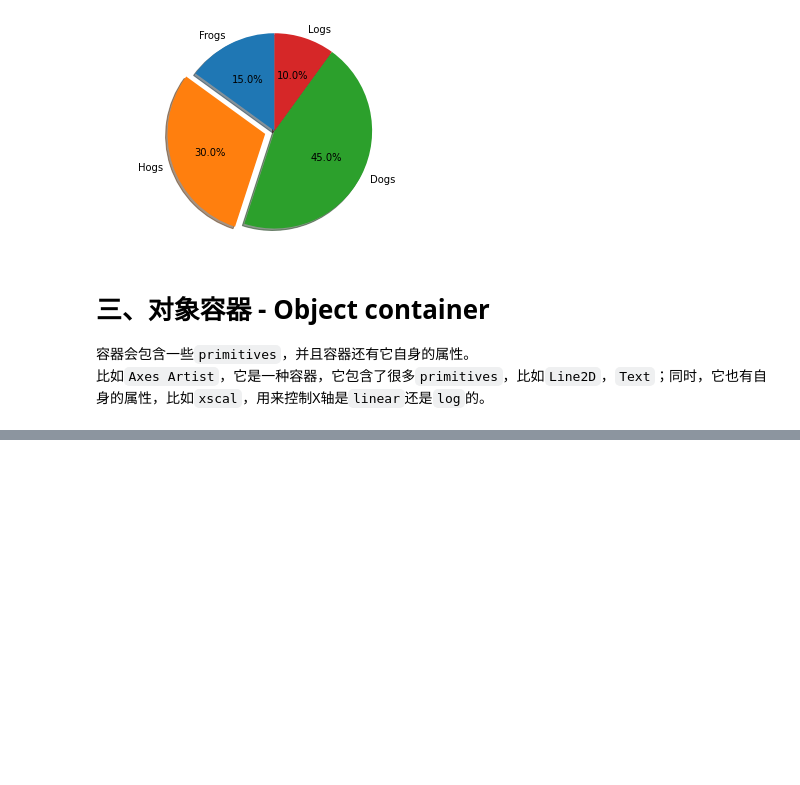
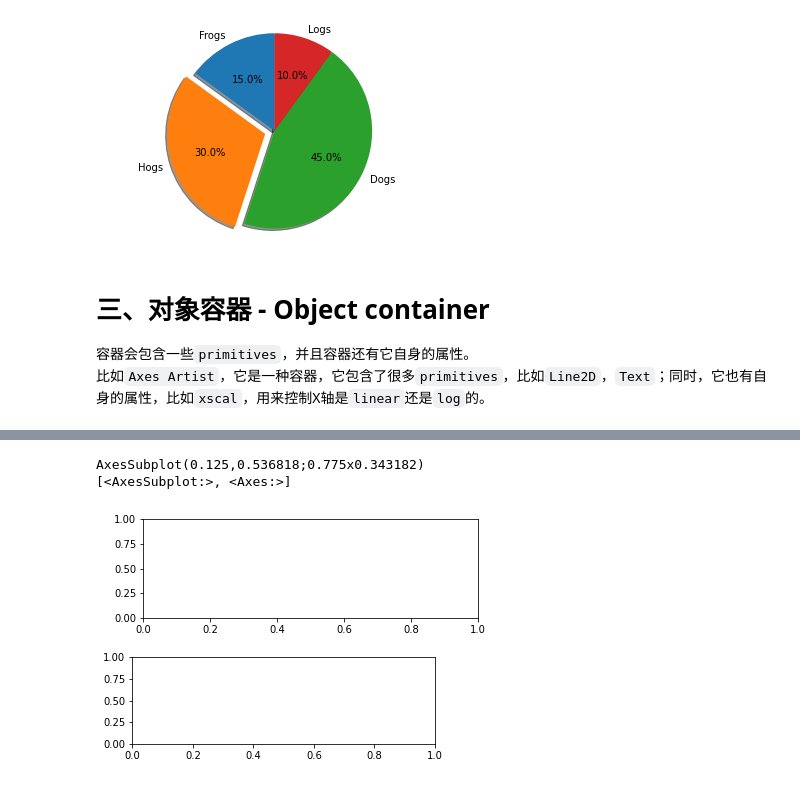
Before and after one commit to shaonfu/matplotlib_study, a Jupyter notebook: matplotlib_learn_second_lesson.ipynb, the cells around one changed output, grey strips where cells are left out. Saved outputs shown, nothing was run; the diff lists cells and outputs as text; code cells hidden in the pictures; blank space fills up the shorter version.

```diff
--- a/matplotlib_learn_second_lesson.ipynb
+++ b/matplotlib_learn_second_lesson.ipynb
@@ -283,0 +288,10 @@ plt.show()
+# %%
+fig = plt.figure()
+ax1 = fig.add_subplot(211)  #作一副2*1的图,选择第1个子图
+ax2 = fig.add_axes([0.1,0.1,0.7,0.3])   #位置参数，四个数分别代表了(left,bottom,width,height)
+print(ax1)
+print(fig.axes)   #fig.axes 中包含了subplot和axes两个实例,刚刚添加的
+# %% [output]
+AxesSubplot(0.125,0.536818;0.775x0.343182)
+[<AxesSubplot:>, <Axes:>]
+[figure, added]
```
Also changed, not shown: parts of 7 cells of this notebook, 1 other file.
